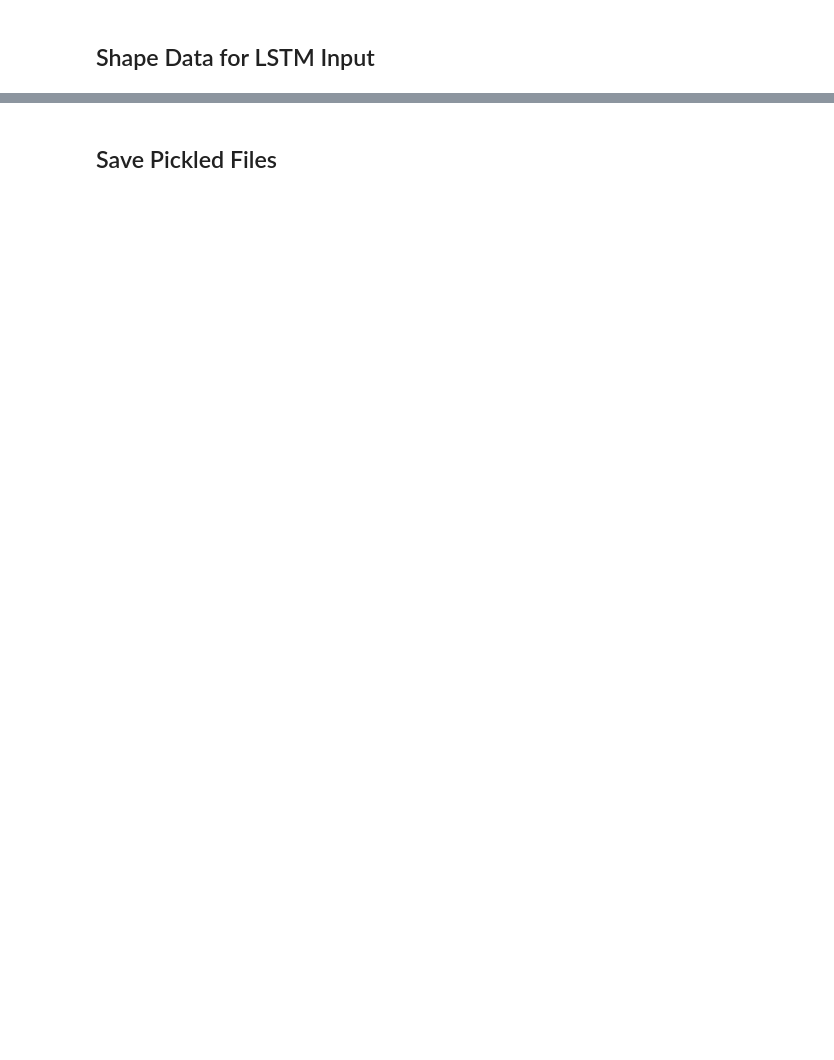
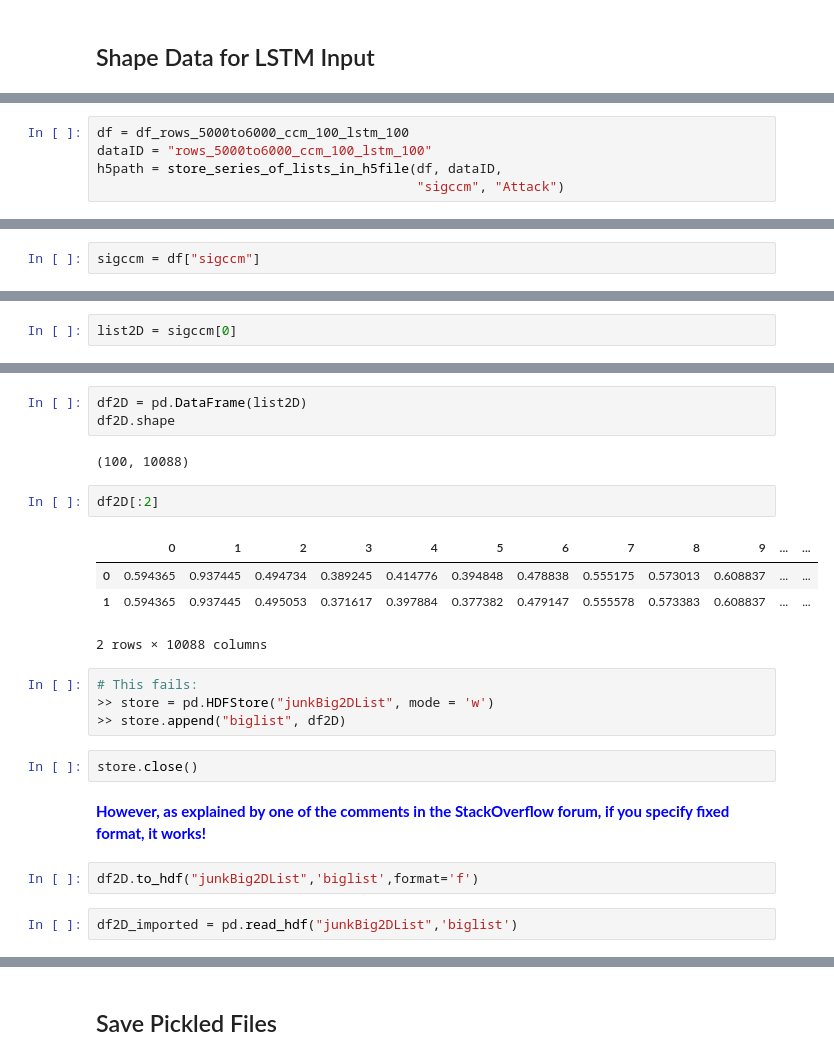
Before and after one commit to sofwerx/TORGI, a Jupyter notebook: analysis/Anomaly Detection with SignalAnalysis and LSTM.ipynb, the cells around one changed output, grey strips where cells are left out. Drawn from its saved outputs; the diff is of its cells as text; blank space fills up the shorter version.

```diff
--- a/analysis/Anomaly Detection with SignalAnalysis and LSTM.ipynb
+++ b/analysis/Anomaly Detection with SignalAnalysis and LSTM.ipynb
@@ -458,0 +653,5 @@ df_rolling_window_normalized["sigccm"] = ar_rolling_window_normalized
+# %%
+df = df_rows_5000to6000_ccm_100_lstm_100
+dataID = "rows_5000to6000_ccm_100_lstm_100"
+h5path = store_series_of_lists_in_h5file(df, dataID,
+                                         "sigccm", "Attack")
@@ -458,0 +714,2 @@ df_rolling_window_normalized["sigccm"] = ar_rolling_window_normalized
+# %%
+sigccm = df["sigccm"]
@@ -458,0 +725,2 @@ df_rolling_window_normalized["sigccm"] = ar_rolling_window_normalized
+# %%
+list2D = sigccm[0]
@@ -458,0 +764,24 @@ df_rolling_window_normalized["sigccm"] = ar_rolling_window_normalized
+# %%
+df2D = pd.DataFrame(list2D)
+df2D.shape
+# %% [output]
+(100, 10088)
+# %%
+df2D[:2]
+# %% [output]
+|  | 0 | 1 | 2 | 3 | 4 | 5 | 6 | 7 | 8 | 9 | ... | ... |
+| 0 | 0.594365 | 0.937445 | 0.494734 | 0.389245 | 0.414776 | 0.394848 | 0.478838 | 0.555175 | 0.573013 | 0.608837 | ... | ... |
+| 1 | 0.594365 | 0.937445 | 0.495053 | 0.371617 | 0.397884 | 0.377382 | 0.479147 | 0.555578 | 0.573383 | 0.608837 | ... | ... |
+2 rows × 10088 columns
+# %%
+# This fails:
+>> store = pd.HDFStore("junkBig2DList", mode = 'w')
+>> store.append("biglist", df2D)
+# %%
+store.close()
+# %% [markdown]
+<font color="blue">**However, as explained by one of the comments in the StackOverflow forum, if you specify fixed format, it works!**</font>
+# %%
+df2D.to_hdf("junkBig2DList",'biglist',format='f')
+# %%
+df2D_imported = pd.read_hdf("junkBig2DList",'biglist')
```
Also changed, not shown: parts of 358 cells of this notebook.
